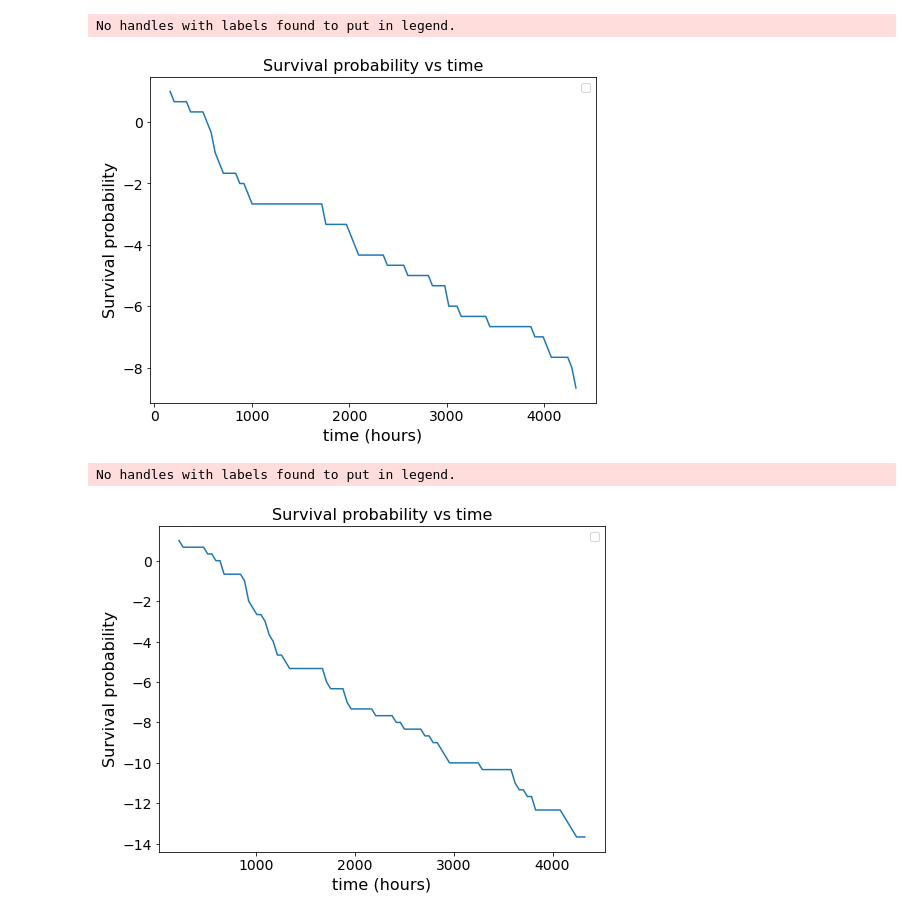
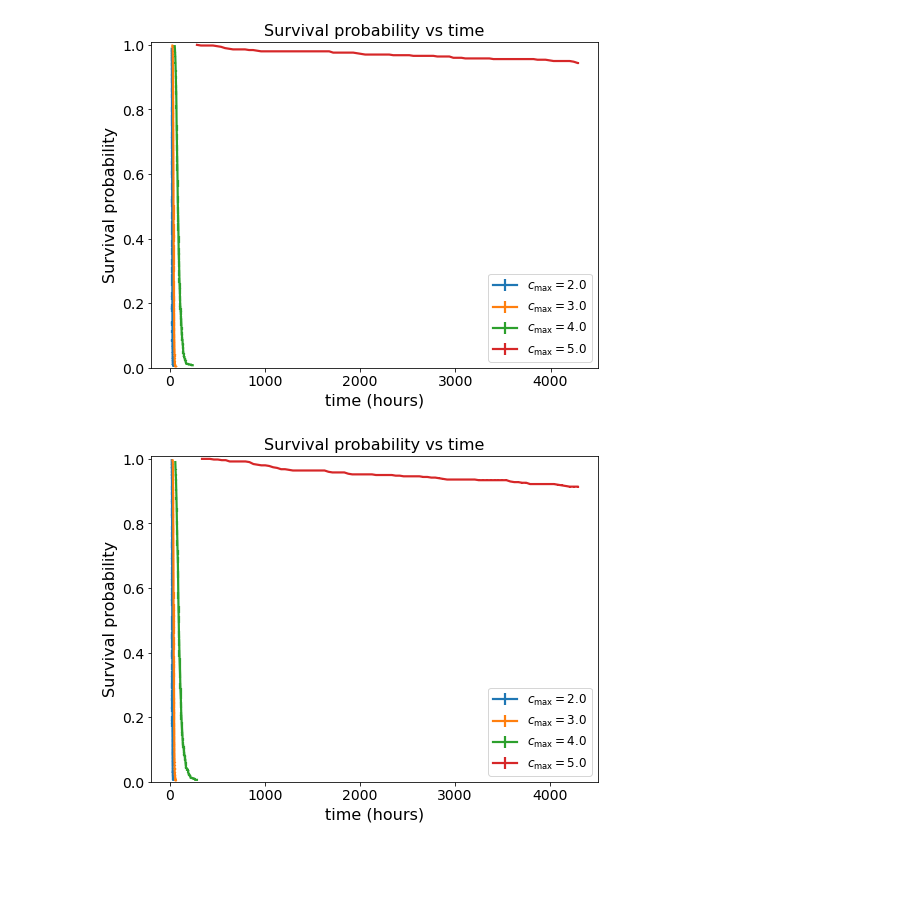
Before and after one commit to patricksinclair/multispecies_postprocessing, a Jupyter notebook: geno_distbs/varying_susceps/ttf_analyser.ipynb, the cells around one changed output. Drawn from its saved outputs; the diff is of its cells as text; code cells hidden in the pictures; blank space fills up the shorter version.

```diff
--- a/geno_distbs/varying_susceps/ttf_analyser.ipynb
+++ b/geno_distbs/varying_susceps/ttf_analyser.ipynb
@@ -6,7 +6,7 @@ from scipy.optimize import curve_fit
 import matplotlib.pyplot as plt
 import math
 # %%
-df = pd.read_csv("time_to_failure_data/timeToFailure-14_pc_res-c_max=2.00.csv").drop(columns=["failure_time.1"])
+df = pd.read_csv("time_to_failure_data/timeToFailure-14_pc_res-c_max=5.00.csv").drop(columns=["failure_time.1"])
 #df = df.drop(columns=["failure_time.1"])
 df
 # %% [output]
@@ -40,16 +40,16 @@ def getListOfDataFramesForPCRes(pc_res, c_vals):
 def survival_probability(ttf_data):
     '''takes in a dataframe and works out the survival probability as a function of time'''
     histo, bin_edges = np.histogram(ttf_data["failure_time"], bins=100)
-    n_vals = len(ttf_data.columns) #get number of runs
-
-    survival_probs = (n_vals-np.cumsum(histo[:]))/n_vals #get the survival probs (ignoring the 0 bin)
+    n_vals = len(ttf_data) #get number of runs
+    survival_probs = (n_vals-np.cumsum(histo[1:]))/n_vals #get the survival probs (ignoring the 0 bin)
     survival_probs = np.append(1., survival_probs) #add the initial value of 1. for t = 0
     errs = (survival_probs*(1. - survival_probs))/np.sqrt(n_vals)
     #print(n_vals)
     #print(errs)
-    return bin_edges[:-1], survival_probs[:-1], errs
+    #ignore the final value in surv_probs due to exit time being t_max by default
+    return bin_edges[:-2], survival_probs[:-1], errs[:-1]
 # %%
-def plot_survival_probs(ttf):
+def plot_survival_probs(ttf_df_list, c_vals):
     fig, ax = plt.subplots(figsize=(8,6))
     titleSize = 16
     labelSize = 16
@@ -57,10 +57,13 @@ def plot_survival_probs(ttf):
     legendsize = 10
     IDsize=12
 
+    for ttf_d, c_val in zip(ttf_df_list, c_vals):
+
     #for ttf, pc_r in zip(collated_ttfs, pc_res_list):
-    t, surv_prob, errs = survival_probability(ttf)
-    #ax.errorbar(t[3:], surv_prob[3:], yerr=errs[3:], lw=2.2)
-    ax.plot(t, surv_prob)
+        t, surv_prob, errs = survival_probability(ttf_d)
+    #print(surv_prob)
+        ax.errorbar(t[3:], surv_prob[3:], yerr=errs[3:], lw=2.2, label =  "$c_{\max} = $"+str(c_val))
+        #ax.plot(t, surv_prob)
 
     ax.set_title('Survival probability vs time', fontsize=titleSize)
     ax.set_xlabel('time (hours)', fontsize=labelSize)
@@ -68,6 +71,7 @@ def plot_survival_probs(ttf):
     ax.xaxis.set_tick_params(labelsize=numbersize)
     ax.yaxis.set_tick_params(labelsize=numbersize)
     #ax.set_xlim(0, float(time_1yr))
+    ax.set_ylim(0, 1.01)
     plt.legend(fontsize='large')
     plt.show()
 # %%
@@ -75,10 +79,8 @@ ttf_14pcres = getListOfDataFramesForPCRes(14, cmax_vals)
 ttf_15pcres = getListOfDataFramesForPCRes(15, cmax_vals)
 ttf_16pcres = getListOfDataFramesForPCRes(16, cmax_vals)
 # %%
-plot_survival_probs(ttf_14pcres[-1])
-plot_survival_probs(ttf_15pcres[-1])
+plot_survival_probs(ttf_14pcres, cmax_vals)
+plot_survival_probs(ttf_15pcres, cmax_vals)
 # %% [output]
-No handles with labels found to put in legend.
-[figure, old version]
+[figure, new version]
-No handles with labels found to put in legend.
-[figure, old version]
+[figure, new version]
```
Also changed, not shown: parts of 1 cell of this notebook, 1 other file.
